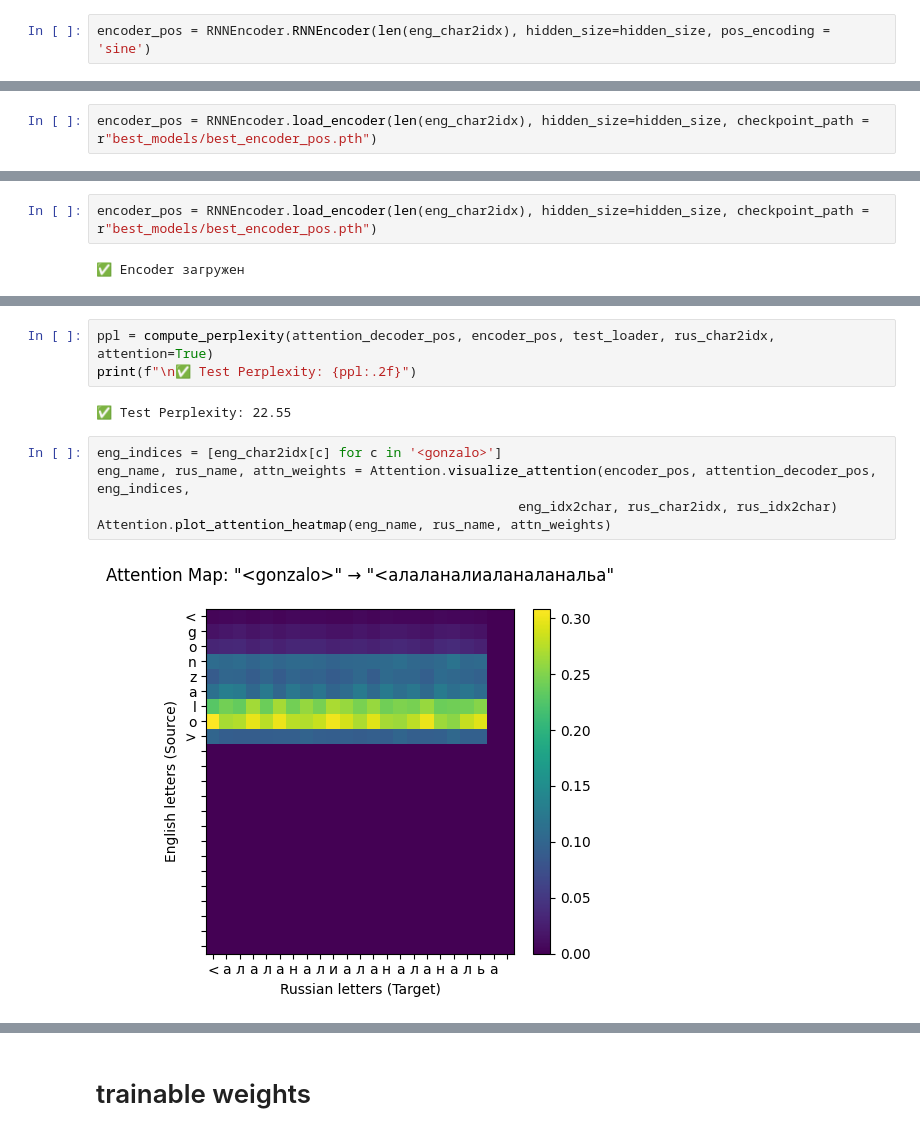
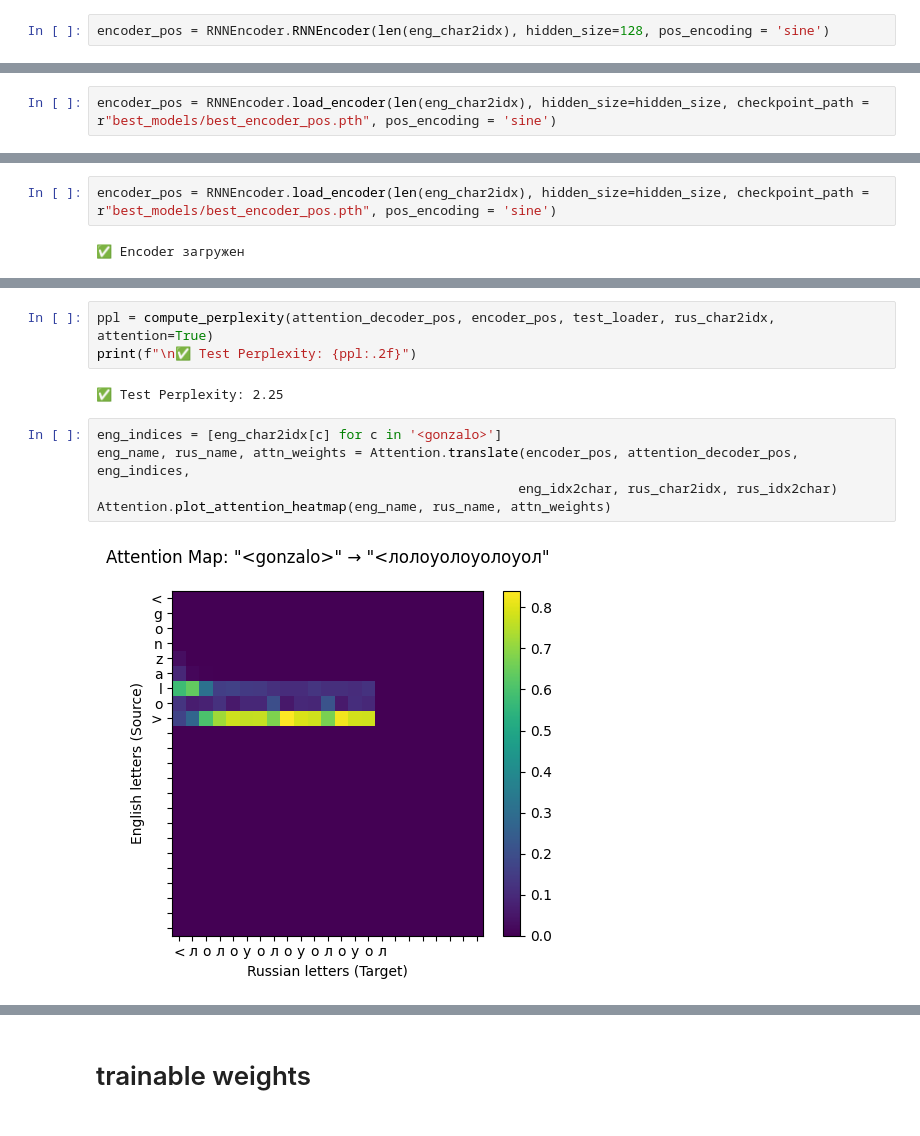
Before and after one commit to Analagis/learning_ML_projects, a Jupyter notebook: Project11/src/report.ipynb, the cells around one changed output, grey strips where cells are left out. Cells and saved outputs as stored; diff of their text form.

```diff
--- a/Project11/src/report.ipynb
+++ b/Project11/src/report.ipynb
@@ -265,7 +267,7 @@ Attention.plot_attention_heatmap(eng_name, rus_name, attn_weights)
 # %% [markdown]
 # sin-cos
 # %%
-encoder_pos = RNNEncoder.RNNEncoder(len(eng_char2idx), hidden_size=hidden_size, pos_encoding = 'sine')
+encoder_pos = RNNEncoder.RNNEncoder(len(eng_char2idx), hidden_size=128, pos_encoding = 'sine')
 # %%
 train_losses, valid_losses = RNNEncoder.train_rnn_encoder(
     encoder_pos, train_loader, valid_loader, pad_idx = eng_char2idx[PAD_token], epochs=num_epochs, suffix = "_pos"
@@ -280,7 +285,7 @@ Epoch 10: Train=2.0494, Valid=2.1007
 # %% [markdown]
 ## RNN decoder
 # %%
-encoder_pos = RNNEncoder.load_encoder(len(eng_char2idx), hidden_size=hidden_size, checkpoint_path = r"best_models/best_encoder_pos.pth")
+encoder_pos = RNNEncoder.load_encoder(len(eng_char2idx), hidden_size=hidden_size, checkpoint_path = r"best_models/best_encoder_pos.pth", pos_encoding = 'sine')
 # %% [output]
 ✅ Encoder загружен
 # %%
@@ -328,7 +331,7 @@ visualize_positional_encoding(decoder_pos)
 # %% [markdown]
 ## Attention decoder
 # %%
-encoder_pos = RNNEncoder.load_encoder(len(eng_char2idx), hidden_size=hidden_size, checkpoint_path = r"best_models/best_encoder_pos.pth")
+encoder_pos = RNNEncoder.load_encoder(len(eng_char2idx), hidden_size=hidden_size, checkpoint_path = r"best_models/best_encoder_pos.pth", pos_encoding = 'sine')
 # %% [output]
 ✅ Encoder загружен
 # %%
@@ -370,11 +373,11 @@ plt.show()
 ppl = compute_perplexity(attention_decoder_pos, encoder_pos, test_loader, rus_char2idx, attention=True)
 print(f"\n✅ Test Perplexity: {ppl:.2f}")
 # %% [output]
-✅ Test Perplexity: 22.55
+✅ Test Perplexity: 2.25
 # %%
 eng_indices = [eng_char2idx[c] for c in '<gonzalo>']
-eng_name, rus_name, attn_weights = Attention.visualize_attention(encoder_pos, attention_decoder_pos, eng_indices,
+eng_name, rus_name, attn_weights = Attention.translate(encoder_pos, attention_decoder_pos, eng_indices,
                                                       eng_idx2char, rus_char2idx, rus_idx2char)
 Attention.plot_attention_heatmap(eng_name, rus_name, attn_weights)
 # %% [output]
-[figure, old version]
+[figure, new version]
```
Also changed, not shown: parts of 43 cells of this notebook.
